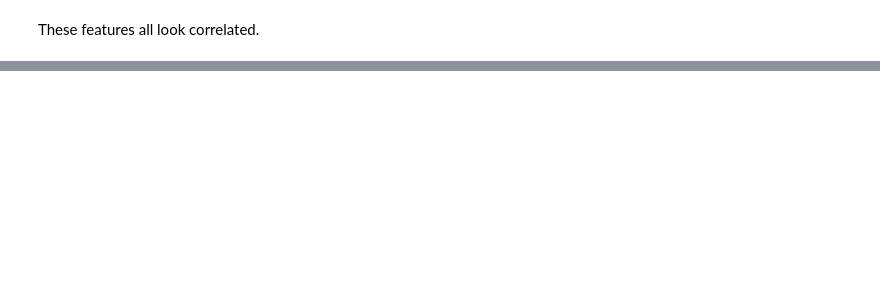
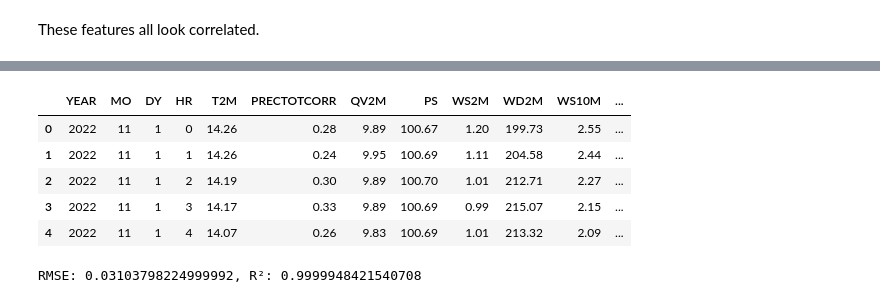
Before and after one commit to andrewresnick1/central-park-nyc-peak, a Jupyter notebook: main.ipynb, the cells around one changed output, grey strips where cells are left out. Drawn from its saved outputs; the diff is of its cells as text; code cells hidden in the pictures; blank space fills up the shorter version.

Commit message:
Initial model results

```diff
--- a/main.ipynb
+++ b/main.ipynb
@@ -41,0 +50,33 @@ These features all look correlated.
+# %%
+# Remove last 6 columns of the dataset
+df_cleaned = df.drop(columns=['ALLSKY_SFC_UV_INDEX', 'ALLSKY_SFC_SW_DWN', 'CLRSKY_SFC_SW_DWN', 'ALLSKY_SFC_SW_DNI', 'ALLSKY_SFC_SW_DIFF', 'TOA_SW_DWN'])
+# %%
+df_cleaned.head()
+# %% [output]
+|  | YEAR | MO | DY | HR | T2M | PRECTOTCORR | QV2M | PS | WS2M | WD2M | WS10M | ... |
+| 0 | 2022 | 11 | 1 | 0 | 14.26 | 0.28 | 9.89 | 100.67 | 1.20 | 199.73 | 2.55 | ... |
+| 1 | 2022 | 11 | 1 | 1 | 14.26 | 0.24 | 9.95 | 100.69 | 1.11 | 204.58 | 2.44 | ... |
+| 2 | 2022 | 11 | 1 | 2 | 14.19 | 0.30 | 9.89 | 100.70 | 1.01 | 212.71 | 2.27 | ... |
+| 3 | 2022 | 11 | 1 | 3 | 14.17 | 0.33 | 9.89 | 100.69 | 0.99 | 215.07 | 2.15 | ... |
+| 4 | 2022 | 11 | 1 | 4 | 14.07 | 0.26 | 9.83 | 100.69 | 1.01 | 213.32 | 2.09 | ... |
+# %%
+from sklearn.ensemble import RandomForestRegressor
+from sklearn.model_selection import train_test_split
+from sklearn.metrics import mean_squared_error, r2_score
+
+X = df_cleaned[['HR', 'PRECTOTCORR', 'QV2M', 'PS', 'WS2M', 'WD2M', 'WS10M', 'WD10M', 'RH2M']]
+y = df_cleaned['T2M']
+
+X_train, X_test, y_train, y_test = train_test_split(X, y, test_size=0.2, random_state=42)
+
+model = RandomForestRegressor(n_estimators=100, random_state=42)
+model.fit(X_train, y_train)
+
+y_pred = model.predict(X_test)
+
+# Evaluation
+rmse = mean_squared_error(y_test, y_pred, squared=True)
+r2 = r2_score(y_test, y_pred)
+print(f"RMSE: {rmse}, R²: {r2}")
+# %% [output]
+RMSE: 0.03103798224999992, R²: 0.9999948421540708
```
Also changed, not shown: parts of 4 cells of this notebook.
